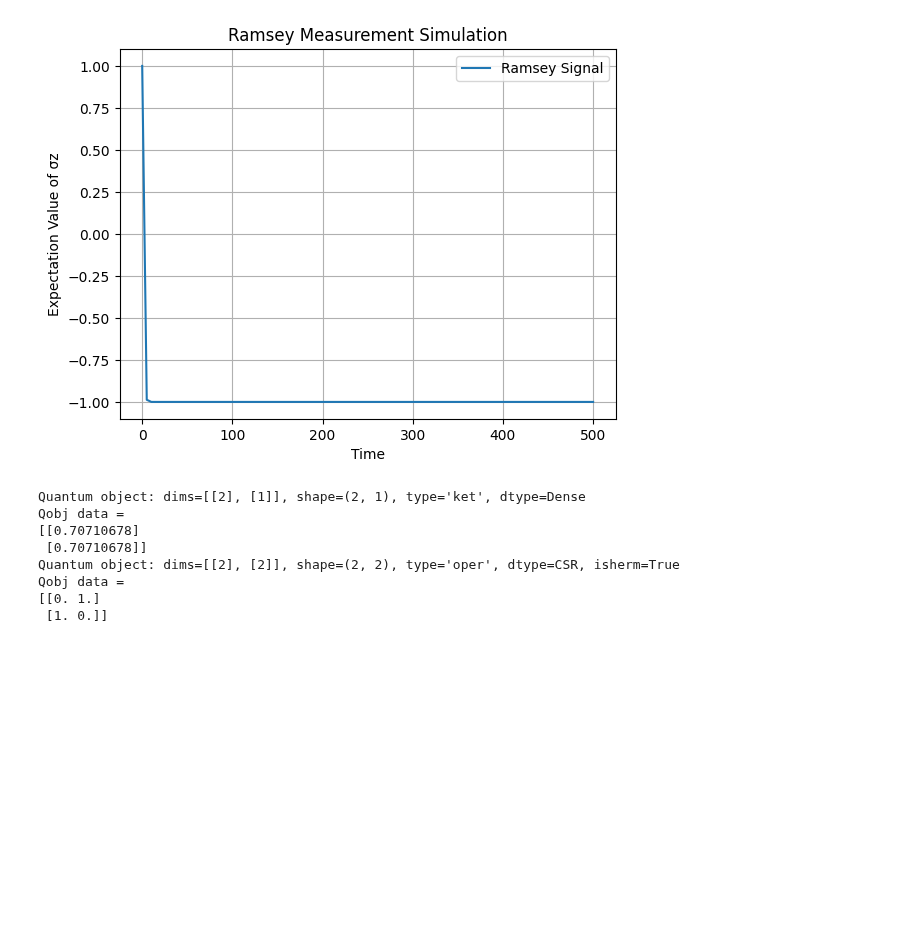
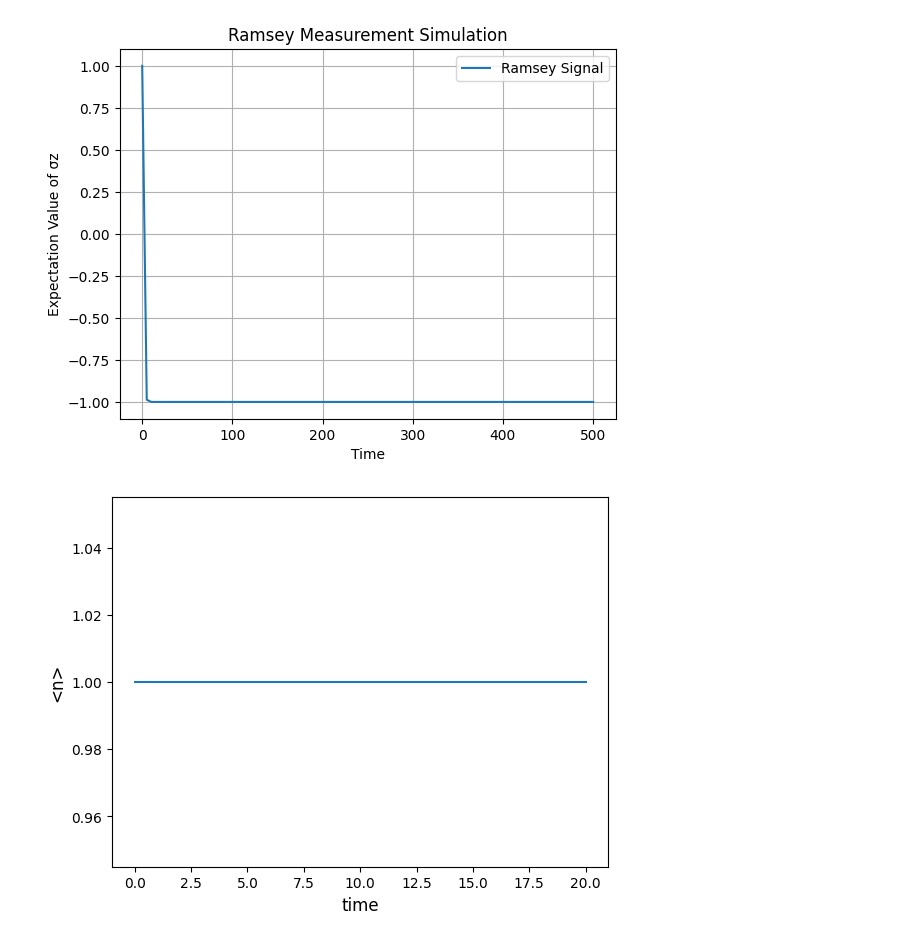
Before and after one commit to jyamaoka/qubit_zz_coupling, a Jupyter notebook: examples/notes.ipynb, the cells around one changed output. Cells and saved outputs as stored; diff of their text form; code cells hidden in the pictures; blank space fills up the shorter version.

```diff
--- a/examples/notes.ipynb
+++ b/examples/notes.ipynb
@@ -261,14 +266,24 @@ plt.show()
 # %% [output]
 [figure]
 # %%
-print((basis(2, 0) + basis(2, 1)).unit())
-print(sigmax())
+import numpy as np
+from qutip import about, basis, brmesolve, destroy, plot_expectation_values
-# %% [output]
-Quantum object: dims=[[2], [1]], shape=(2, 1), type='ket', dtype=Dense
-Qobj data =
-[[0.70710678]
- [0.70710678]]
-Quantum object: dims=[[2], [2]], shape=(2, 2), type='oper', dtype=CSR, isherm=True
-Qobj data =
-[[0. 1.]
- [1. 0.]]
+# %%
+# num modes
+N = 2
+# Hamiltonian
+a = destroy(N)
+H = a.dag() * a
+
+# initial state
+psi0 = basis(N, N - 1)
+
+# times for simulation
+times = np.linspace(0, 20, 100)
+
+# solve using brmesolve
+result_const = brmesolve(H, psi0, times, e_ops=[a.dag() * a])
+# %%
+plot_expectation_values(result_const, ylabels=["<n>"]);
+# %% [output]
+[figure, added]
```
Also changed, not shown: parts of 3 cells of this notebook, 3 other files.
